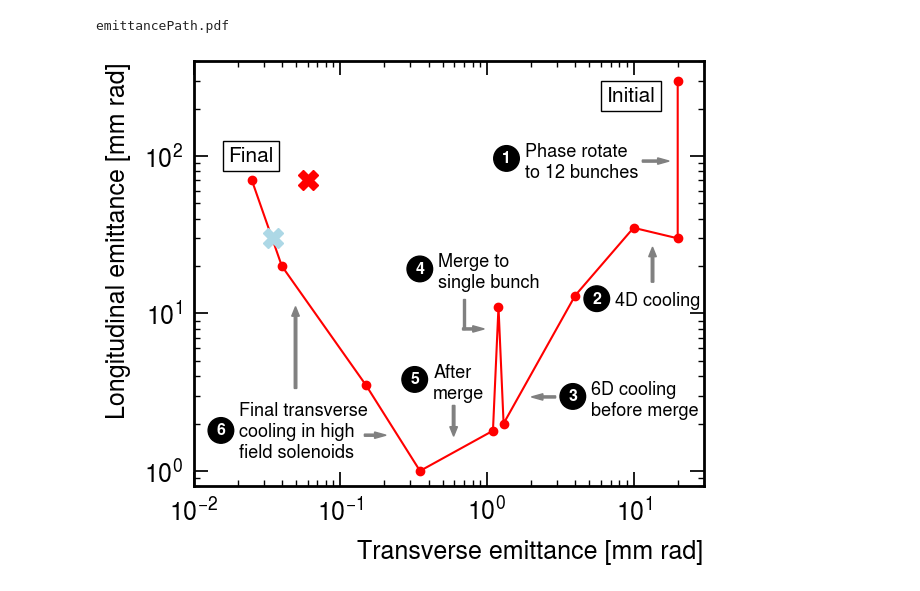
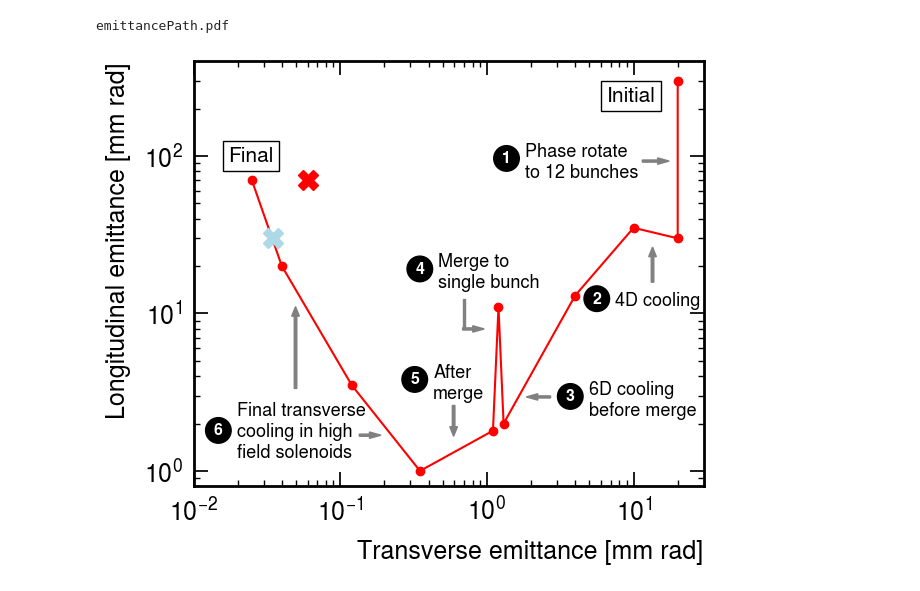
Before and after one commit to kdp-lab/muC-final-cooling, a Jupyter notebook: plots/Emittance Path.ipynb, the cells around one changed output. Cells and saved outputs as stored; diff of their text form; code cells hidden in the pictures.

Commit message:
update plot

```diff
--- a/plots/Emittance Path.ipynb
+++ b/plots/Emittance Path.ipynb
@@ -23,7 +23,7 @@ bins = np.linspace(0,2.5,101)
 bw = bins[1]-bins[0]
 
 # plot
-x = [20,  20, 10,  4, 1.3, 1.2, 1.1, 0.35, 0.15, 0.04, 0.025]
+x = [20,  20, 10,  4, 1.3, 1.2, 1.1, 0.35, 0.12, 0.04, 0.025]
 y = [300, 30, 35, 13,   2,  11, 1.8, 1,  3.5,    20,   70]
 plt.plot(x, y, '-o', color="red")
 
@@ -84,38 +84,38 @@ plt.text(l-dl, t-dt, "2", fontsize=11.5, ha='left', va='top', weight="bold", tra
 plt.arrow(0.9, 0.48, 0, 0.06, transform=plt.gca().transAxes, shape="full", width=5*10**-3, color="gray")
 
 # step 3
-l,t,dl,dt = 0.78, 0.25, 0.045, 0.02
+l,t,dl,dt = 0.775, 0.25, 0.045, 0.02
 plt.text(l, t, "6D cooling\nbefore merge", fontsize=13, ha='left', va='top', transform=plt.gca().transAxes)
 plt.text(l-dl, t-dt, "3", fontsize=11.5, ha='left', va='top', weight="bold", transform=plt.gca().transAxes, color="white", bbox={"boxstyle" : "circle", "color":"black"})
-plt.arrow(0.71, 0.21, -0.025, 0, transform=plt.gca().transAxes, shape="full", width=5*10**-3, color="gray")
+plt.arrow(0.7, 0.21, -0.025, 0, transform=plt.gca().transAxes, shape="full", width=5*10**-3, color="gray")
 
 # step 4
 l,t,dl,dt = 0.48, 0.55, 0.045, 0.02
 plt.text(l, t, "Merge to \nsingle bunch", fontsize=13, ha='left', va='top', transform=plt.gca().transAxes)
 plt.text(l-dl, t-dt, "4", fontsize=11.5, ha='left', va='top', weight="bold", transform=plt.gca().transAxes, color="white", bbox={"boxstyle" : "circle", "color":"black"})
 plt.arrow(0.53, 0.44, 0, -0.07, transform=plt.gca().transAxes, shape="full", width=5*10**-3, color="gray", head_length=0, head_width=0)
 plt.arrow(0.5275, 0.37, 0.02, 0, transform=plt.gca().transAxes, shape="full", width=5*10**-3, color="gray")
 
 # step 5
 l,t,dl,dt = 0.47, 0.29, 0.045, 0.02
 plt.text(l, t, "After\nmerge", fontsize=13, ha='left', va='top', transform=plt.gca().transAxes)
 plt.text(l-dl, t-dt, "5", fontsize=11.5, ha='left', va='top', weight="bold", transform=plt.gca().transAxes, color="white", bbox={"boxstyle" : "circle", "color":"black"})
 plt.arrow(0.51, 0.19, 0, -0.05, transform=plt.gca().transAxes, shape="full", width=5*10**-3, color="gray")
 
 # step 6
-l,t,dl,dt = 0.09, 0.2, 0.045, 0.05
+l,t,dl,dt = 0.085, 0.2, 0.045, 0.05
 plt.text(l, t, "Final transverse\ncooling in high\nfield solenoids", fontsize=13, ha='left', va='top', transform=plt.gca().transAxes)
 plt.text(l-dl, t-dt, "6", fontsize=11.5, ha='left', va='top', weight="bold", transform=plt.gca().transAxes, color="white", bbox={"boxstyle" : "circle", "color":"black"})
 plt.arrow(0.2, 0.23, 0, 0.17, transform=plt.gca().transAxes, shape="full", width=5*10**-3, color="gray")
-plt.arrow(0.335, 0.12, 0.02, 0, transform=plt.gca().transAxes, shape="full", width=5*10**-3, color="gray")
+plt.arrow(0.325, 0.12, 0.02, 0, transform=plt.gca().transAxes, shape="full", width=5*10**-3, color="gray")
 
 # final
 plt.text(0.068, 0.8, "Final", fontsize=15, ha='left', va='top', transform=plt.gca().transAxes, bbox=dict(facecolor='none', edgecolor='black'))
 
 # output name
 outFileName = "emittancePath.pdf"
 print(outFileName)
 plt.savefig(outFileName, bbox_inches="tight")
 # %% [output]
 emittancePath.pdf
-[figure, old version]
+[figure, new version]
```
Also changed, not shown: 2 other files.
